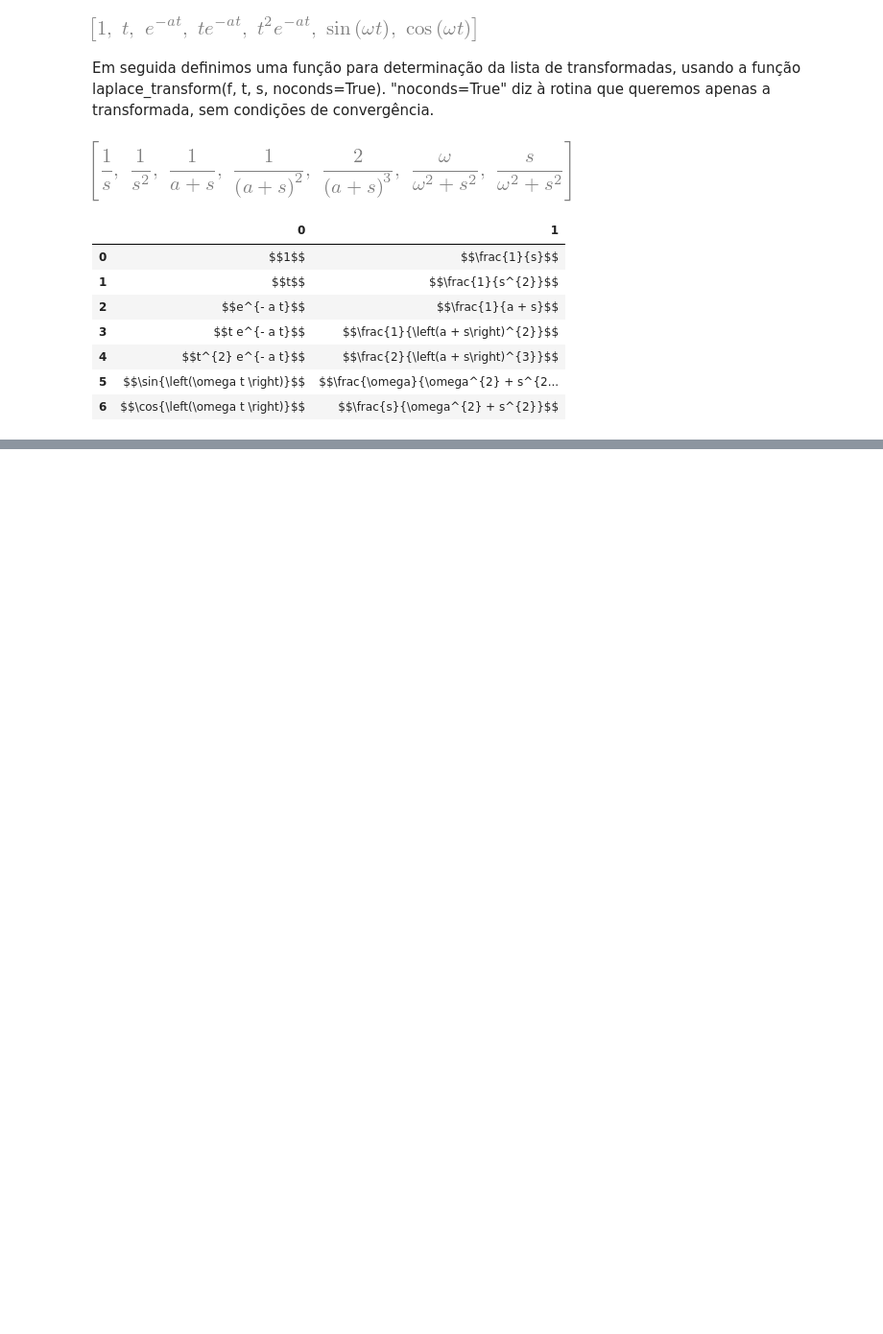
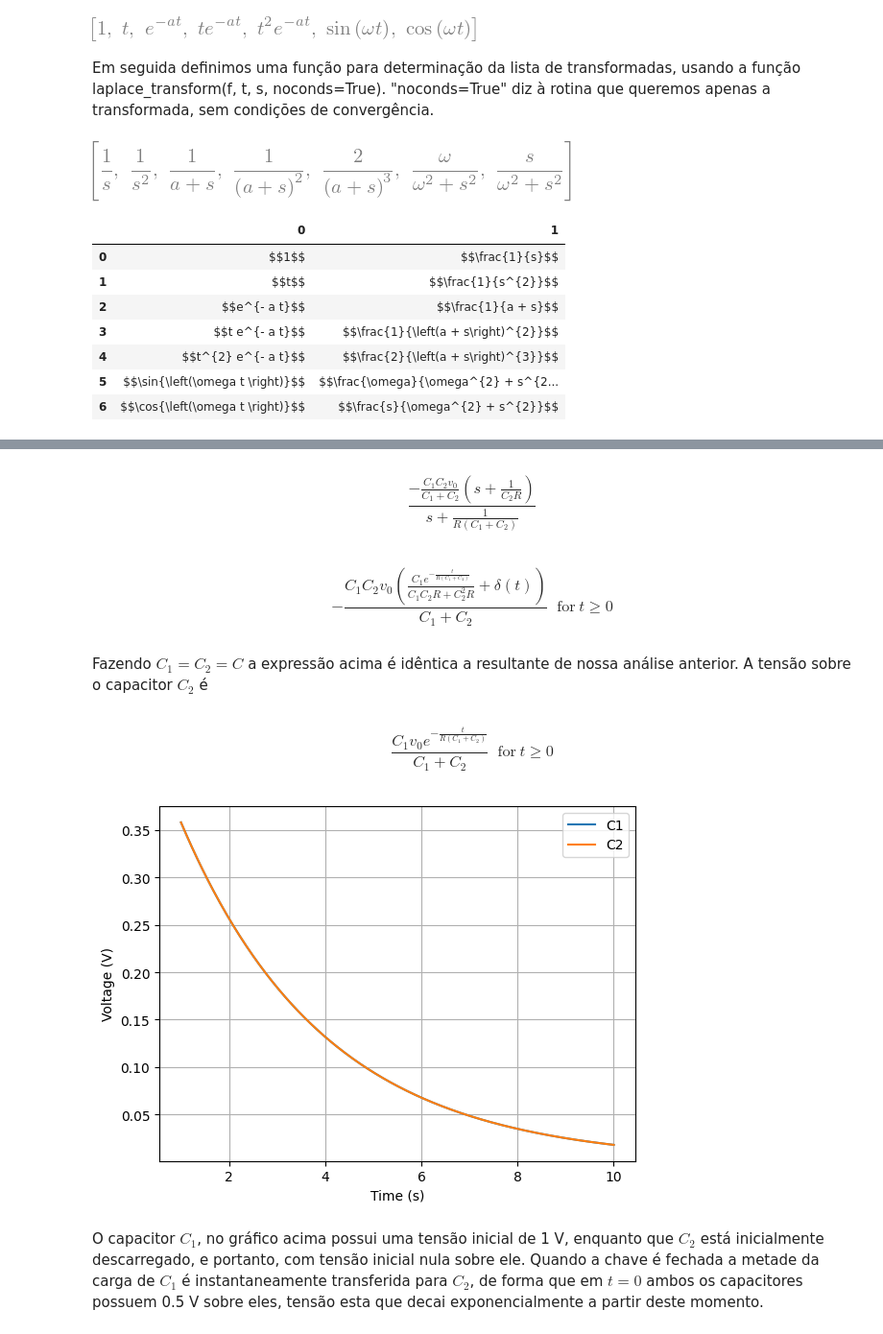
Before and after one commit to Mvanti/SistemasLineares, a Jupyter notebook: Sistemas Lineares-SCDLap_TransformadaLaplace.ipynb, the cells around one changed output, grey strips where cells are left out. Shown at 96% size. Saved outputs shown, nothing was run; the diff lists cells and outputs as text; code cells hidden in the pictures; blank space fills up the shorter version.

```diff
--- a/Sistemas Lineares-SCDLap_TransformadaLaplace.ipynb
+++ b/Sistemas Lineares-SCDLap_TransformadaLaplace.ipynb
@@ -269,0 +331,25 @@ $$y(t)=\left(\frac{13}{2}e^{-2t}-3e^{-3t}-\frac{3}{2}e^{-4t}\right)u(t).$$
+# %%
+cct_ivp=cct.convert_IVP(0);
+# %%
+I=cct_ivp.C1.i(s).simplify().ZPK()
+I
+# %% [output]
+$$\frac{- \frac{C_{1} C_{2} v_{0}}{C_{1} + C_{2}} \left(s + \frac{1}{C_{2} R}\right)}{s + \frac{1}{R \left(C_{1} + C_{2}\right)}}$$
+# %%
+I(t)
+# %% [output]
+$$- \frac{C_{1} C_{2} v_{0} \left(\frac{C_{1} e^{- \frac{t}{R \left(C_{1} + C_{2}\right)}}}{C_{1} C_{2} R + C_{2}^{2} R} + \delta\left(t\right)\right)}{C_{1} + C_{2}} \;\; \text{for}\: t \geq 0$$
+# %% [markdown]
+Fazendo $C_1=C_2=C$ a expressão acima é idêntica a resultante de nossa análise anterior. A tensão sobre o capacitor $C_2$ é
+# %%
+cct_ivp.C2.v
+# %% [output]
+$$\frac{C_{1} v_{0} e^{- \frac{t}{R \left(C_{1} + C_{2}\right)}}}{C_{1} + C_{2}} \;\; \text{for}\: t \geq 0$$
+# %%
+ax=cct_ivp.C1.v.subs({'C1':0.5,'C2': 0.5, 'R':3, 'v0': 1}).plot((1,10),label='C1')
+ax=cct_ivp.C2.v.subs({'C1':0.5,'C2': 0.5, 'R':3, 'v0': 1}).plot((1,10),axes=ax,label='C2')
+ax.legend();
+# %% [output]
+[figure, added]
+# %% [markdown]
+O capacitor $C_1$, no gráfico acima possui uma tensão inicial de 1 V, enquanto que $C_2$ está inicialmente descarregado, e portanto, com tensão inicial nula sobre ele. Quando a chave é fechada a metade da carga de $C_1$ é instantaneamente transferida para $C_2$, de forma que em $t=0$ ambos os capacitores possuem 0.5 V sobre eles, tensão esta que decai exponencialmente a partir deste momento.
```
Also changed, not shown: parts of 26 cells of this notebook.
